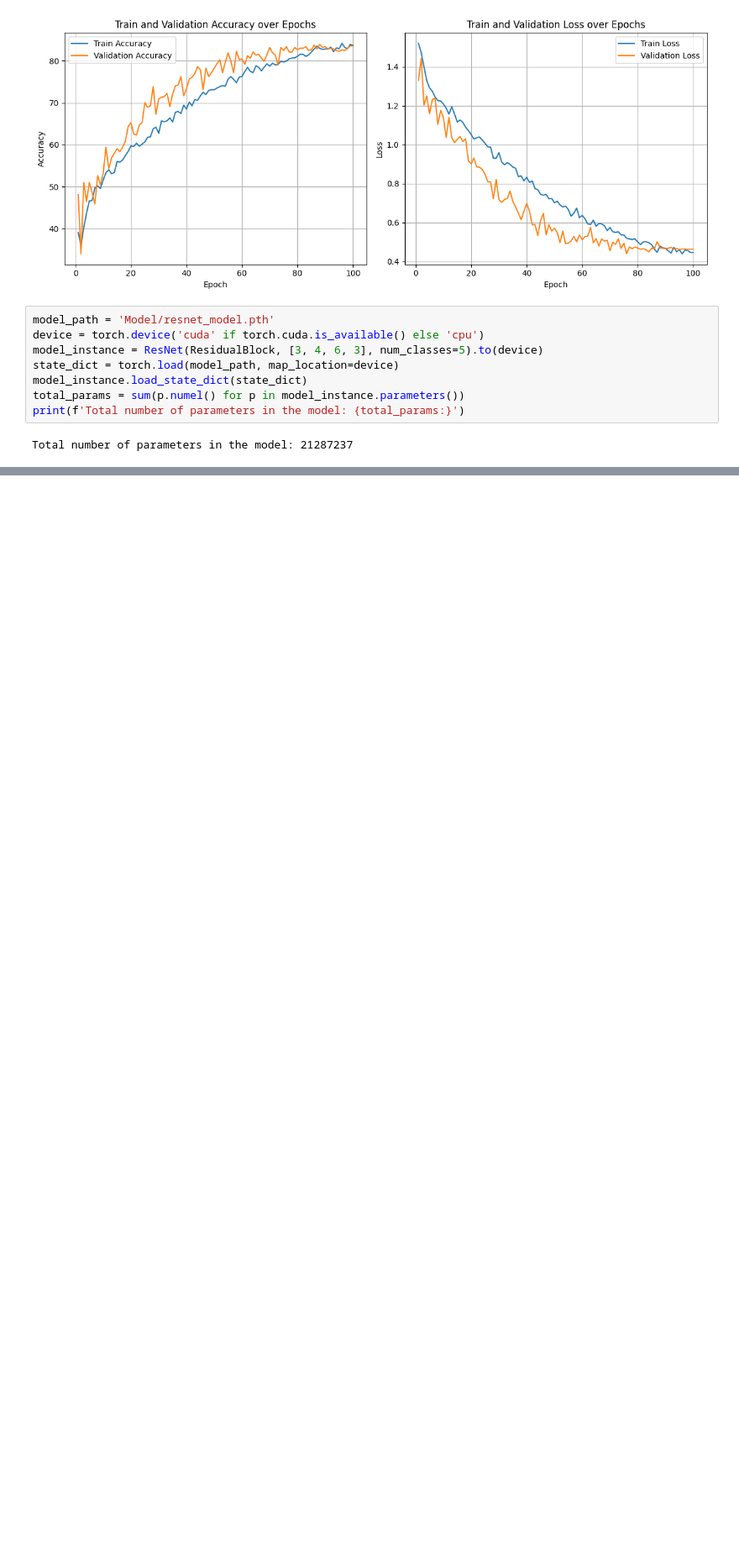
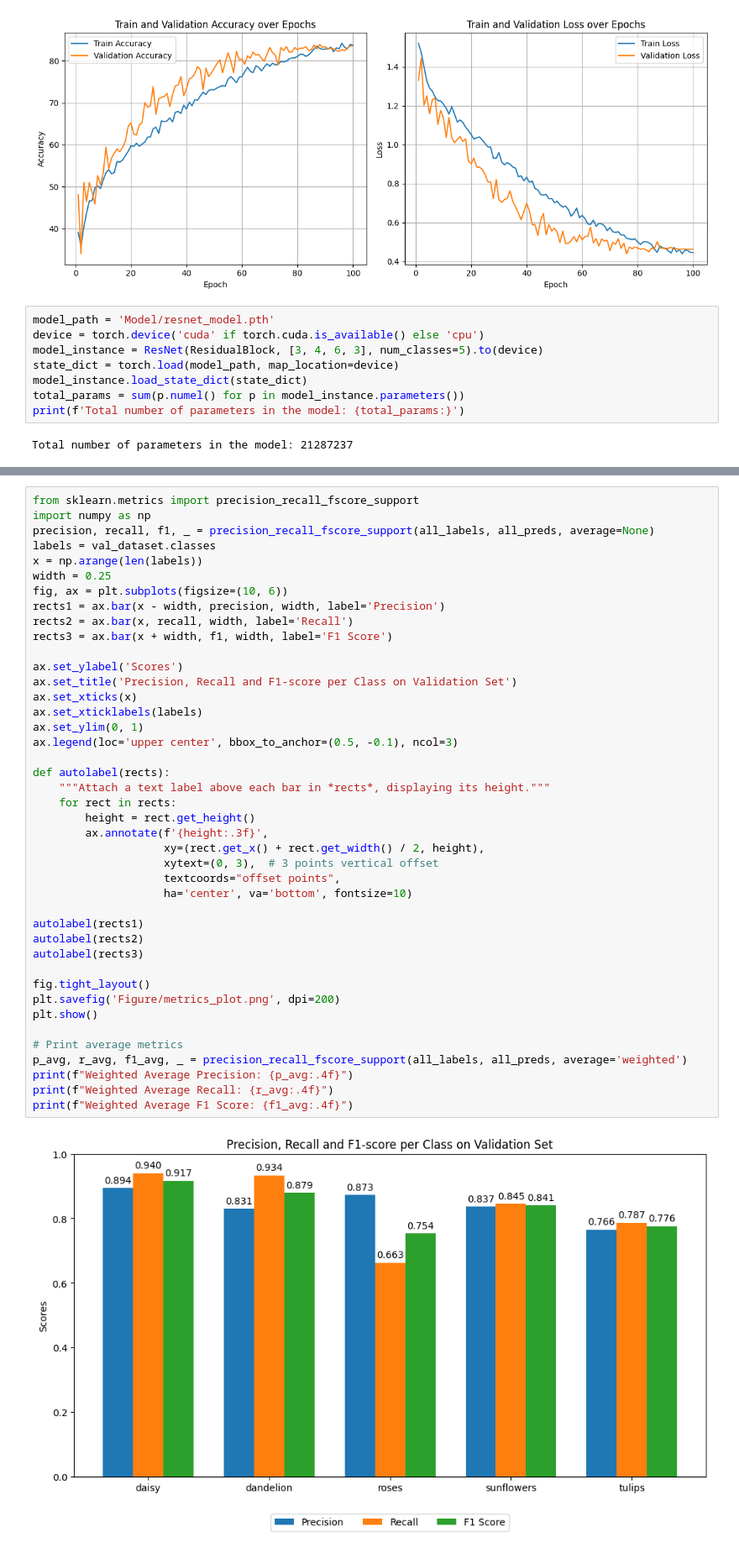
Before and after one commit to ohemarla/Principle-of-AI_2025fall, a Jupyter notebook: HW2/Data_process.ipynb, the cells around one changed output, grey strips where cells are left out. Shown at 84% size. Cells and saved outputs as stored; diff of their text form; blank space fills up the shorter version.

```diff
--- a/HW2/Data_process.ipynb
+++ b/HW2/Data_process.ipynb
@@ -93,0 +130,44 @@ Total number of parameters in the model: 21287237
+# %%
+from sklearn.metrics import precision_recall_fscore_support
+import numpy as np
+precision, recall, f1, _ = precision_recall_fscore_support(all_labels, all_preds, average=None)
+labels = val_dataset.classes
+x = np.arange(len(labels))
+width = 0.25
+fig, ax = plt.subplots(figsize=(10, 6))
+rects1 = ax.bar(x - width, precision, width, label='Precision')
+rects2 = ax.bar(x, recall, width, label='Recall')
+rects3 = ax.bar(x + width, f1, width, label='F1 Score')
+
+ax.set_ylabel('Scores')
+ax.set_title('Precision, Recall and F1-score per Class on Validation Set')
+ax.set_xticks(x)
+ax.set_xticklabels(labels)
+ax.set_ylim(0, 1)
+ax.legend(loc='upper center', bbox_to_anchor=(0.5, -0.1), ncol=3)
+
+def autolabel(rects):
+    """Attach a text label above each bar in *rects*, displaying its height."""
+    for rect in rects:
+        height = rect.get_height()
+        ax.annotate(f'{height:.3f}',
+                    xy=(rect.get_x() + rect.get_width() / 2, height),
+                    xytext=(0, 3),  # 3 points vertical offset
+                    textcoords="offset points",
+                    ha='center', va='bottom', fontsize=10)
+
+autolabel(rects1)
+autolabel(rects2)
+autolabel(rects3)
+
+fig.tight_layout()
+plt.savefig('Figure/metrics_plot.png', dpi=200)
+plt.show()
+
+# Print average metrics
+p_avg, r_avg, f1_avg, _ = precision_recall_fscore_support(all_labels, all_preds, average='weighted')
+print(f"Weighted Average Precision: {p_avg:.4f}")
+print(f"Weighted Average Recall: {r_avg:.4f}")
+print(f"Weighted Average F1 Score: {f1_avg:.4f}")
+# %% [output]
+[figure, added]
```
Also changed, not shown: parts of 2 cells of this notebook, 17 other files.
